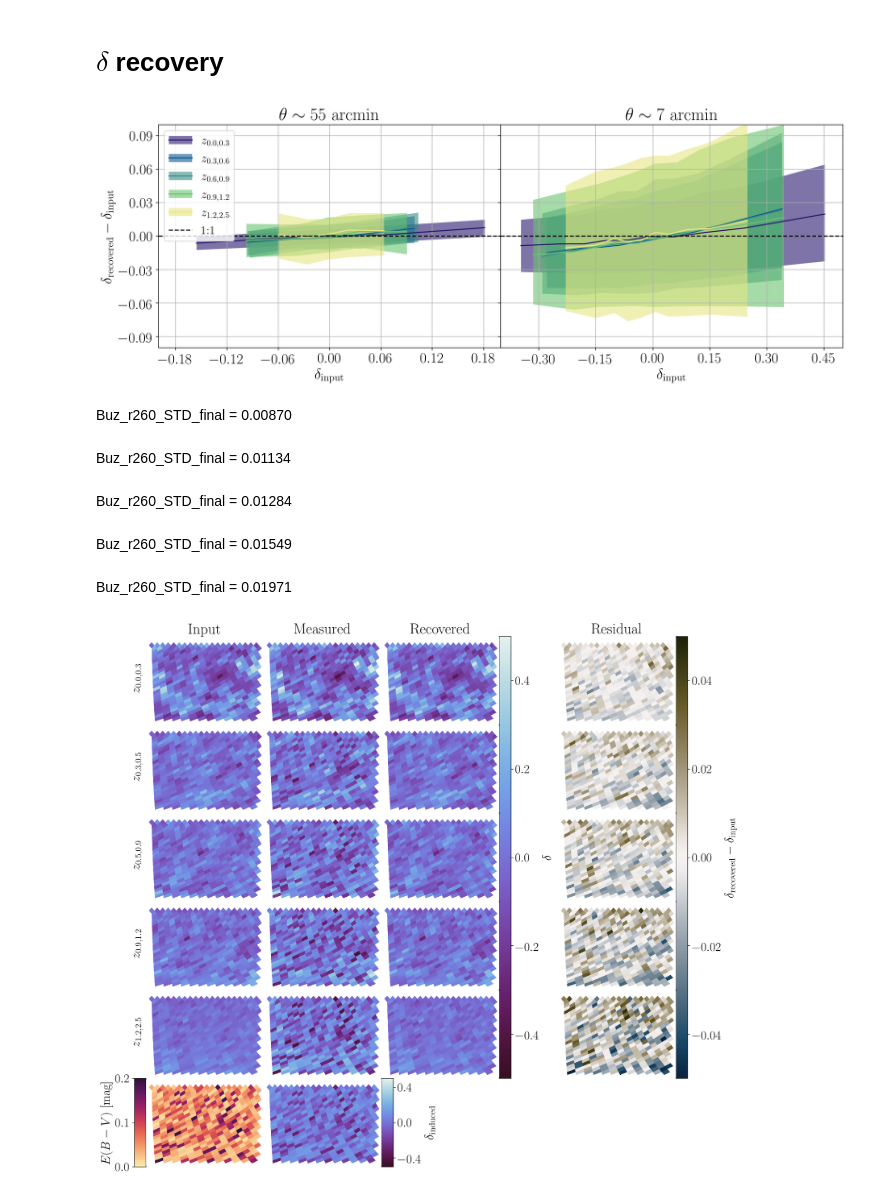
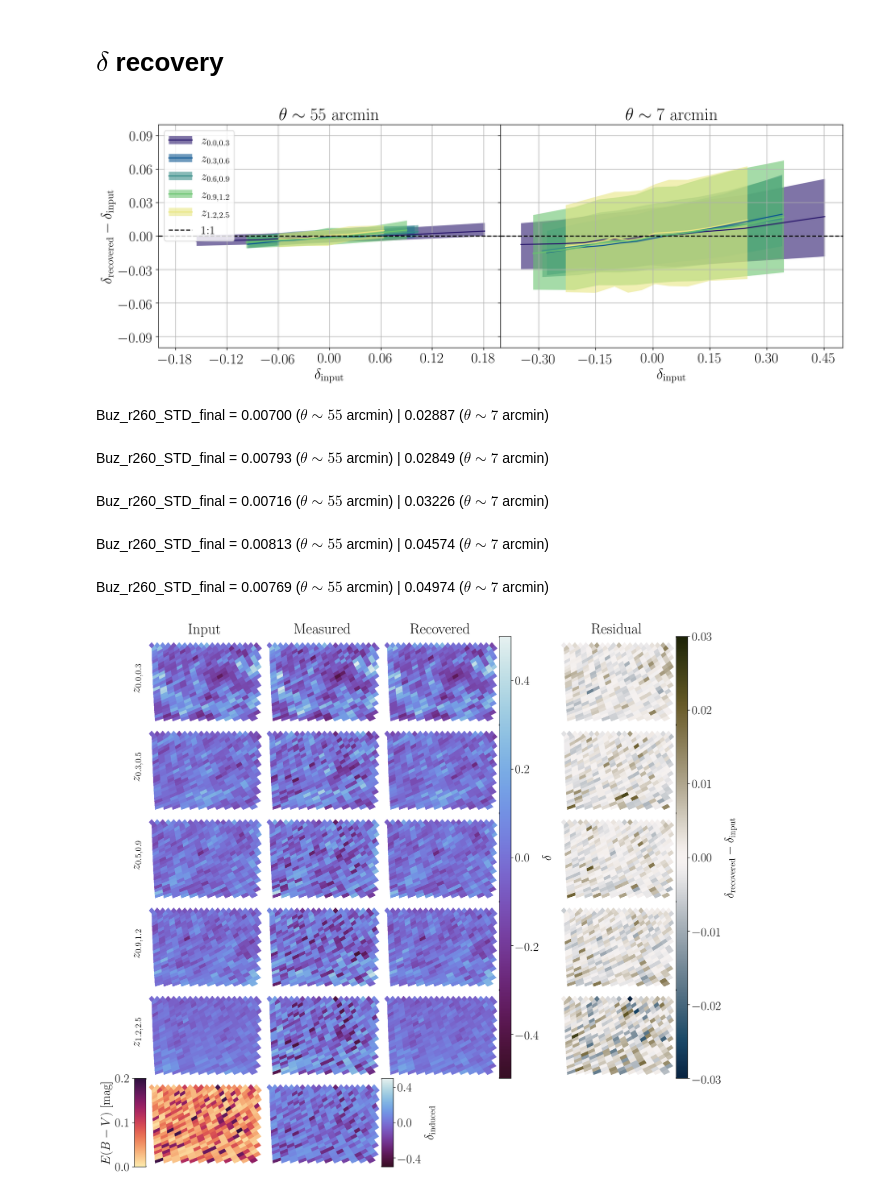
Before and after one commit to MBravoS/MW_dust_galcat, a Jupyter notebook: Plots_main.ipynb, the cells around one changed output. Cells and saved outputs as stored; diff of their text form; code cells hidden in the pictures.

Commit message:
Checked with intrinsic map. Added BAO scale plot.

```diff
--- a/Plots_main.ipynb
+++ b/Plots_main.ipynb
@@ -136,7 +137,8 @@ def delta_recovery(ns,pixdata_ndust,pixdata_wdist,dustvector,dustmap,zrange=[[0.
         count_measured=pixdata_wdist[f'{nside_key}_{z_key}_count']
         delta_measured=np.log10((count_measured)/np.mean(count_measured))
         spl_delta=interp.UnivariateSpline(dustvector[z_key]['deltaEBV']-np.min(dustvector[z_key]['deltaEBV']),dustvector[z_key]['delta']-np.max(dustvector[z_key]['delta']),ext=0)
-        d_corr=spl_delta(dustmap['output_map'])
+        d_corr=spl_delta(dustmap['input_map'])
+        #d_corr=spl_delta(dustmap['output_map'])
         delta[f'delta_input_{z_key}']=10**delta_input-1
         delta[f'delta_measured_{z_key}']=10**delta_measured-1
         delta[f'delta_recovered_{z_key}']=10**(delta_measured-d_corr+np.median(d_corr))-1
@@ -505,20 +537,22 @@ fax[0].legend([(patches.Patch(color=col_map(0.0/(L-0.8)),alpha=0.6,linewidth=0),
                  ['$z_{0.0,0.3}$','$z_{0.3,0.6}$','$z_{0.6,0.9}$','$z_{0.9,1.2}$','$z_{1.2,2.5}$','1:1'],
                  fontsize=16,handler_map={tuple:HandlerTuple(ndivide=1)},loc=2)
 
-plot.savefig('../MWdust_results/delta_recovery_B260.pdf')
-plot.savefig('../MWdust_results/PNG/delta_recovery_B260.png')
+#plot.savefig('../MWdust_results/delta_recovery_B260.pdf')
+#plot.savefig('../MWdust_results/PNG/delta_recovery_B260.png')
+plot.savefig('../MWdust_results/delta_recovery_B260_frominput.pdf')
+plot.savefig('../MWdust_results/PNG/delta_recovery_B260_frominput.png')
 plot.show()
 # %% [output]
-[figure, old version]
+[figure, new version]
 # %%
 for z in zlist:
-    display(Markdown(f'Buz_r260_STD_final = {np.std(delta_Buz_r260_n6[f"delta_input_{z}"]-delta_Buz_r260_n6[f"delta_recovered_{z}"]):.5f}'))
+    display(Markdown(f'Buz_r260_STD_final = {np.std(delta_Buz_r260_n6[f"delta_input_{z}"]-delta_Buz_r260_n6[f"delta_recovered_{z}"]):.5f} ({nlow}) | {np.std(delta_Buz_r260_n9[f"delta_input_{z}"]-delta_Buz_r260_n9[f"delta_recovered_{z}"]):.5f} ({nhigh})'))
 # %% [output]
-Buz_r260_STD_final = 0.00870
+Buz_r260_STD_final = 0.00700 ($\theta\sim55$ arcmin) | 0.02887 ($\theta\sim7$ arcmin)
-Buz_r260_STD_final = 0.01134
+Buz_r260_STD_final = 0.00793 ($\theta\sim55$ arcmin) | 0.02849 ($\theta\sim7$ arcmin)
-Buz_r260_STD_final = 0.01284
+Buz_r260_STD_final = 0.00716 ($\theta\sim55$ arcmin) | 0.03226 ($\theta\sim7$ arcmin)
-Buz_r260_STD_final = 0.01549
+Buz_r260_STD_final = 0.00813 ($\theta\sim55$ arcmin) | 0.04574 ($\theta\sim7$ arcmin)
-Buz_r260_STD_final = 0.01971
+Buz_r260_STD_final = 0.00769 ($\theta\sim55$ arcmin) | 0.04974 ($\theta\sim7$ arcmin)
 # %%
 delta_input_Buz_r260_n6,delta_measured_Buz_r260_n6,delta_recovered_Buz_r260_n6={},{},{}
 zlist=['z015','z045','z075','z105','z185']
@@ -630,36 +664,38 @@ hp.cartview(delta_recovered_Buz_r260_n6['z185'],fig=100,lonra=[60,90],latra=[-61
             cbar=False,min=-0.5,max=0.5,cmap=cmo.cm.dense_r,badcolor='white',hold=True)
 plot.sca(fax[4][3])
 hp.cartview(delta_recovered_Buz_r260_n6['z185']-delta_input_Buz_r260_n6['z185'],fig=100,lonra=[60,90],title=None,
-            latra=[-61,-39],cbar=False,min=-0.05,max=0.05,cmap=cmo.cm.diff,badcolor='white',hold=True)
+            latra=[-61,-39],cbar=False,min=-0.03,max=0.03,cmap=cmo.cm.diff,badcolor='white',hold=True)
 
 # induced
 plot.sca(fax[5][0])
 hp.cartview(SFD_Buz_r260_n6,fig=100,lonra=[60,90],latra=[-61,-39],cbar=None,title=None,
             min=0,max=0.2,cmap=cmo.cm.matter,badcolor='white',hold=True)
 plot.sca(fax[5][1])
 hp.cartview(induced_delta,fig=100,lonra=[60,90],latra=[-61,-39],cbar=None,title=None,badcolor='white',
             min=-0.5,max=0.5,cmap=cmo.cm.dense_r,hold=True)
 
 ylabels[0].text(-0.2,0.4,'$z_{0.0,0.3}$',rotation=90)
 ylabels[1].text(-0.2,0.4,'$z_{0.3,0.5}$',rotation=90)
 ylabels[2].text(-0.2,0.4,'$z_{0.5,0.9}$',rotation=90)
 ylabels[3].text(-0.2,0.4,'$z_{0.9,1.2}$',rotation=90)
 ylabels[4].text(-0.2,0.4,'$z_{1.2,2.5}$',rotation=90)
 
 cbar1=plot.colorbar(cax=cbar_1,mappable=cm.ScalarMappable(norm=col.Normalize(vmin=-0.5,vmax=0.5),cmap=cmo.cm.dense_r))
 cbar1.set_label('$\delta$')
-cbar2=plot.colorbar(cax=cbar_2,mappable=cm.ScalarMappable(norm=col.Normalize(vmin=-0.05,vmax=0.05),cmap=cmo.cm.diff))
+cbar2=plot.colorbar(cax=cbar_2,mappable=cm.ScalarMappable(norm=col.Normalize(vmin=-0.03,vmax=0.03),cmap=cmo.cm.diff))
 cbar2.set_label('$\delta_\mathrm{recovered}-\delta_\mathrm{input}$')
 cbar3=plot.colorbar(cax=cbar_3,mappable=cm.ScalarMappable(norm=col.Normalize(vmin=0,vmax=0.2),cmap=cmo.cm.matter))
 cbar3.set_label('$E(B-V)$ [mag]')
 cbar3.ax.yaxis.set_label_position('left')
 cbar3.ax.yaxis.tick_left()
 cbar4=plot.colorbar(cax=cbar_4,mappable=cm.ScalarMappable(norm=col.Normalize(vmin=-0.5,vmax=0.5),cmap=cmo.cm.dense_r))
 cbar4.set_label('$\delta_\mathrm{induced}$')
 cbar4.ax.yaxis.set_ticks([-0.4,0,0.4])
 
-plot.savefig('../MWdust_results/delta_map_B260_n6.pdf')
-plot.savefig('../MWdust_results/PNG/delta_map_B260_n6.png')
+#plot.savefig('../MWdust_results/delta_map_B260_n6.pdf')
+#plot.savefig('../MWdust_results/PNG/delta_map_B260_n6.png')
+plot.savefig('../MWdust_results/delta_map_B260_n6_frominput.pdf')
+plot.savefig('../MWdust_results/PNG/delta_map_B260_n6_frominput.png')
 plot.show()
 # %% [output]
-[figure, old version]
+[figure, new version]
```
Also changed, not shown: parts of 8 cells of this notebook.
